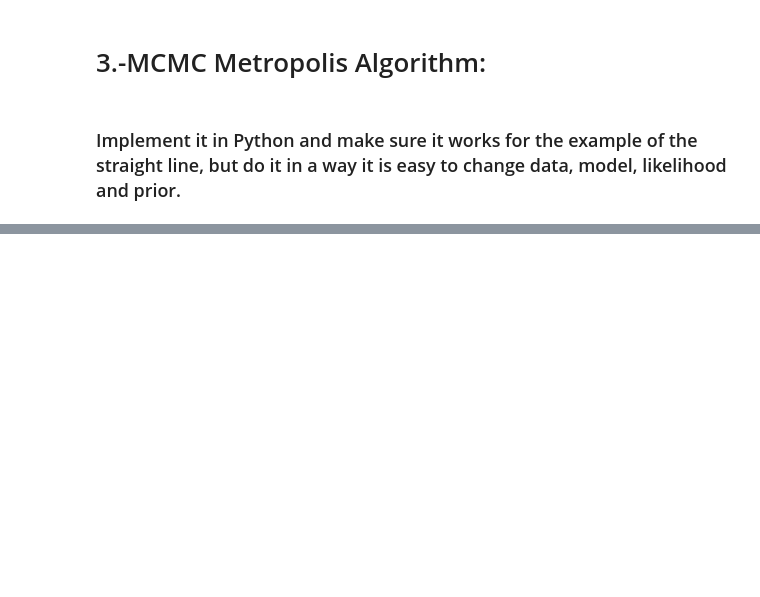
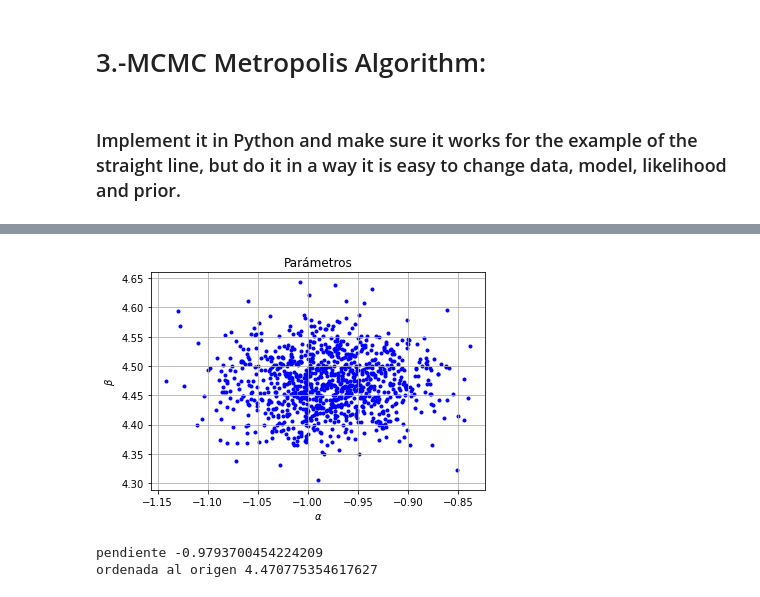
Before and after one commit to DCIDA2019/dcida2020ii-ValdiviaGCR, a Jupyter notebook: Oct16/Homework.ipynb, the cells around one changed output, grey strips where cells are left out. Cells and saved outputs as stored; diff of their text form; code cells hidden in the pictures; blank space fills up the shorter version.

```diff
--- a/Oct16/Homework.ipynb
+++ b/Oct16/Homework.ipynb
@@ -203,0 +88,49 @@ if __name__ == "__main__":
+# %%
+def muestreo(Old, x, y):
+    #calculamos las propuestas de los parámetros de la recta de manera aleatoria
+    New[0]=  np.random.normal(Old[0], Old[2])
+    New[1]=  np.random.normal(Old[1], Old[2])
+    New[2]=Old[2]
+
+    #calculamos el posterior para el caso anterior y el nuevo (aleatorio)
+    P_Old = -log_posterior(Old,x,y)
+    P_New = -log_posterior(New,x,y)
+
+
+    #si es mayor el nuevo posterior lo aceptamos
+    if P_New>P_Old:
+
+            Old= New
+
+    #si no es mayor comparamos la división del posterior nuevo con el anterior con un número al azar entre cero y 1, si es mayor
+    #lo aceptamos
+    else:
+
+            P_Ok = P_New / P_Old
+            accept = np.random.rand()
+
+            if accept< P_Ok:
+            # Update position
+                Old= New
+
+    return Old
+# %%
+#graficamos los resultados de los parámetros
+Oldie=[Old]
+for i in range(1000):
+    Oldie=np.append(Oldie,[muestreo(Old,x,y)],axis=0)
+
+plt.grid()
+plt.title('Parámetros')
+plt.ylabel('$\\beta$')
+plt.xlabel('$\\alpha$')
+plt.scatter(Oldie[:,0],Oldie[:,1], marker='.', c='b')
+plt.show()
+
+#imprimimos la media de los resultados de los parámetros
+print('pendiente '+str(np.mean(Oldie[:,0])))
+print('ordenada al origen '+str(np.mean(Oldie[:,1])))
+# %% [output]
+[figure, added]
+pendiente -0.9793700454224209
+ordenada al origen 4.470775354617627
```
Also changed, not shown: parts of 11 cells of this notebook, 1 other file.
